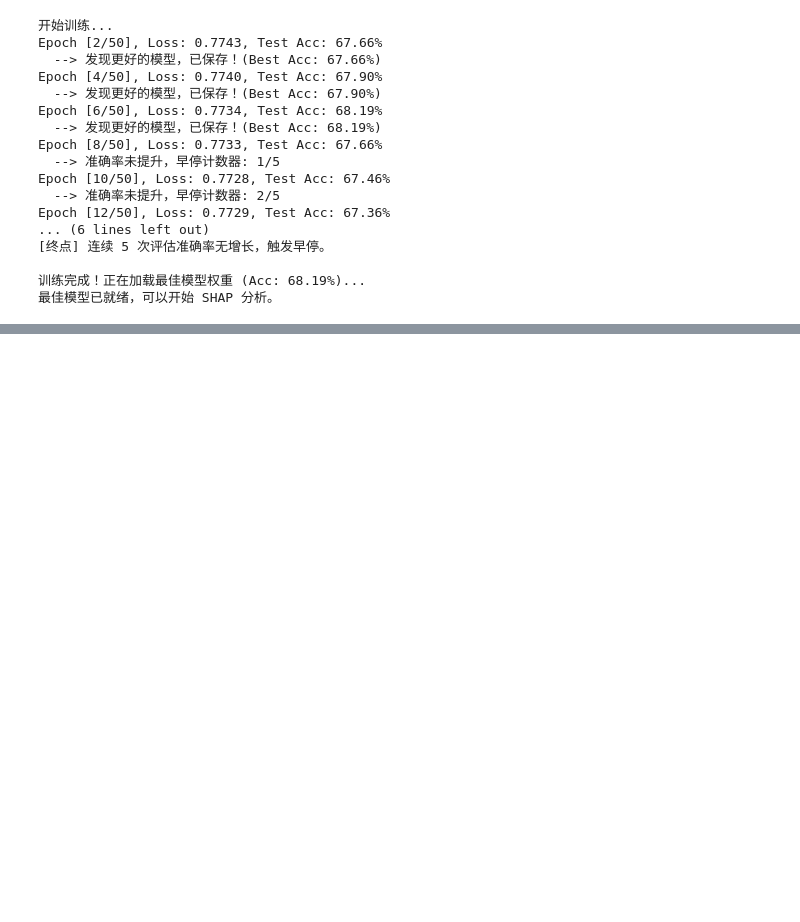
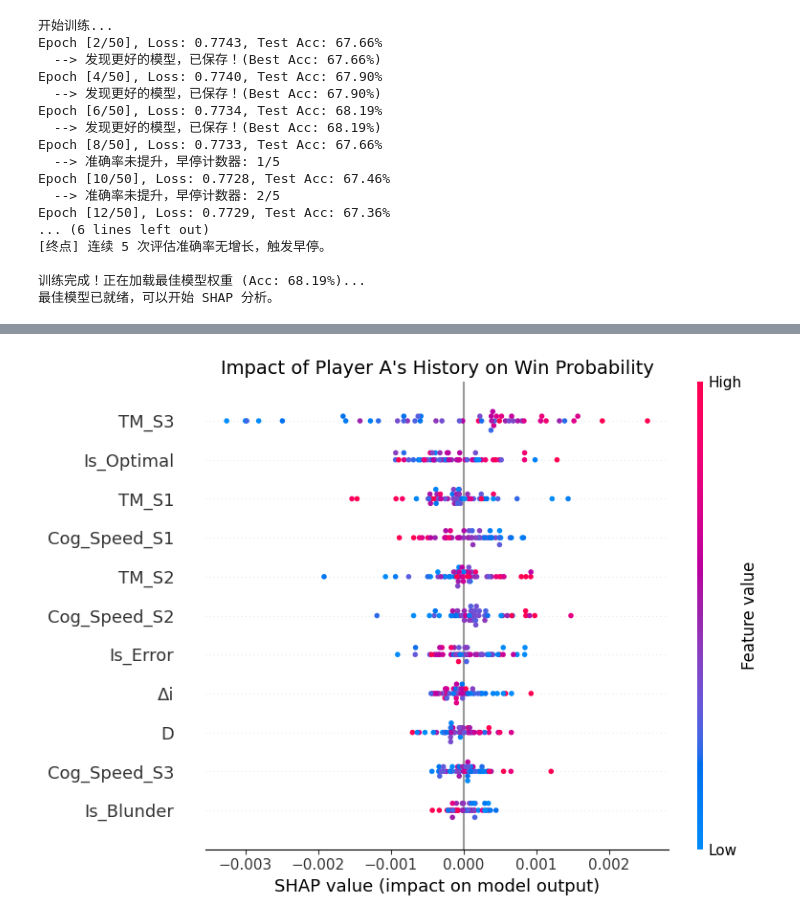
Before and after one commit to zZimablueee/Chess, a Jupyter notebook: complexity/delta_0/graphs/res_pred2.ipynb, the cells around one changed output, grey strips where cells are left out. Cells and saved outputs as stored; diff of their text form; code cells hidden in the pictures; blank space fills up the shorter version.

```diff
--- a/complexity/delta_0/graphs/res_pred2.ipynb
+++ b/complexity/delta_0/graphs/res_pred2.ipynb
@@ -610,55 +762,82 @@ Epoch [12/50], Loss: 0.7729, Test Acc: 67.36%
 # %%
 import shap
 import torch
-import numpy as np
-import matplotlib.pyplot as plt
 
-# 1. 切换到评估模式 (非常重要！否则 Dropout 会导致解释结果乱跳)
 model.eval()
 
-# 2. 定义包装器：SHAP 需要一个单输入的函数
-class ModelWrapper(torch.nn.Module):
-    def __init__(self, model, fixed_seq_b, fixed_stat):
+# 1. 终极打包器 (Flatten Wrapper)
+class FlatWrapper(torch.nn.Module):
+    def __init__(self, model):
         super().__init__()
         self.model = model
-        self.fixed_seq_b = fixed_seq_b
-        self.fixed_stat = fixed_stat
 
     def forward(self, x):
-        # x 是被解释的选手 A 序列
-        return self.model(x, self.fixed_seq_b, self.fixed_stat)
+        batch_size = x.shape[0]
+        # x 的总特征长度是 220(选手A) + 220(选手B) + 1(ELO差) = 441
+        # 在这里进行“解包”，恢复成模型需要的 3D 张量
+        sa = x[:, :220].view(batch_size, 20, 11)
+        sb = x[:, 220:440].view(batch_size, 20, 11)
+        stat = x[:, 440:].view(batch_size, 1)
 
-# 3. 准备背景数据 (从训练集里抽 100 个样本，转到 CPU 跑 SHAP 更稳)
-# 注意：如果显存够，可以留在 GPU；如果报错，请用 .cpu()
-background = tensor_x_a[train_idx[:100]].to(device)
+        out = self.model(sa, sb, stat)
 
-# 4. 选取测试样本进行解释 (解释前 50 个测试对局)
+        # 核心：我们只要 "Win" (类别 2) 的输出，彻底变成单输出模型！
+        return out[:, 2].unsqueeze(1)
+
+wrapper = FlatWrapper(model).to(device)
+
+# 2. 准备“扁平化”数据 (把所有输入串联成一条线)
+n_bg = 100
+bg_a_flat = tensor_x_a[train_idx[:n_bg]].reshape(n_bg, -1).to(device)  # 变成 (100, 220)
+bg_b_flat = tensor_x_b[train_idx[:n_bg]].reshape(n_bg, -1).to(device)
+bg_s_flat = tensor_x_s[train_idx[:n_bg]].to(device)
+bg_merged = torch.cat([bg_a_flat, bg_b_flat, bg_s_flat], dim=1)        # 变成 (100, 441)
+
 n_explain = 50
-test_samples_a = tensor_x_a[test_idx[:n_explain]].to(device)
-fixed_seq_b = tensor_x_b[test_idx[:n_explain]].to(device)
-fixed_stat = tensor_x_s[test_idx[:n_explain]].to(device)
+test_a = tensor_x_a[test_idx[:n_explain]].to(device)
+test_b = tensor_x_b[test_idx[:n_explain]].to(device)
+test_s = tensor_x_s[test_idx[:n_explain]].to(device)
 
-# 创建包装实例
-wrapper = ModelWrapper(model, fixed_seq_b, fixed_stat)
+test_a_flat = test_a.reshape(n_explain, -1)
+test_b_flat = test_b.reshape(n_explain, -1)
+test_s_flat = test_s
+test_merged = torch.cat([test_a_flat, test_b_flat, test_s_flat], dim=1) # 变成 (50, 441)
 
-# 5. 计算 SHAP 值
-# GradientExplainer 适合处理这种序列模型
-explainer = shap.GradientExplainer(wrapper, background)
-shap_values = explainer.shap_values(test_samples_a)
+# 3. 运行解释器 (现在的模型是单输入单输出，SHAP 绝对不会搞错)
+print("正在计算 SHAP 值 (使用扁平化 Wrapper)...")
+explainer = shap.GradientExplainer(wrapper, bg_merged)
+shap_values_flat = explainer.shap_values(test_merged)
 
-# --- 绘图部分 ---
+# 暴力剥离多余的外壳 (处理不同版本 SHAP 的单元素列表)
+if isinstance(shap_values_flat, list) or isinstance(shap_values_flat, tuple):
+    shap_values_flat = shap_values_flat[0]
 
-# 我们看“预测胜利”(Index 2) 的特征贡献
-# shap_values[2] 形状为 (50, 20, 11) -> (样本, 时间, 特征)
-shap_win = shap_values[2]
+# 4. 拆包：仅仅提取属于“选手 A”的那 220 个 SHAP 值，并还原回 (50, 20, 11)
+shap_a_flat = shap_values_flat[:, :220]
+shap_win_a = shap_a_flat.reshape(n_explain, 20, 11)
 
-# 降维处理：计算 20 场历史的平均贡献度，得到 (50, 11)
-shap_2d = shap_win.mean(axis=1)
-# 对应的特征数值也要取平均，用于绘图显示颜色
-samples_2d = test_samples_a.cpu().numpy().mean(axis=1)
+# 降维处理：计算过去 20 场的平均贡献度，得到完美 (50, 11) 矩阵
+shap_2d = shap_win_a.mean(axis=1)
+samples_2d = test_a.cpu().numpy().mean(axis=1)
 
+# === 绘制特征重要性总结图 ===
 plt.figure(figsize=(10, 6))
 shap.summary_plot(shap_2d, samples_2d, feature_names=FEATURE_COLS, show=False)
-plt.title("Overall Feature Importance (Win Prediction)", fontsize=14)
+plt.title("Impact of Player A's History on Win Probability", fontsize=14)
+plt.tight_layout()
 plt.show()
+
+# === 绘制时间趋势图 ===
+temporal_imp = np.abs(shap_win_a).mean(axis=2)
+time_trend = temporal_imp.mean(axis=0)
+
+plt.figure(figsize=(8, 4))
+plt.plot(range(1, 21), time_trend, marker='o', linewidth=2, color='#2c3e50')
+plt.xticks(range(1, 21))
+plt.xlabel("Matches History (1=Oldest, 20=Latest)")
+plt.ylabel("Importance Weight")
+plt.title("Importance Trend: Recent vs Past Performance")
+plt.grid(alpha=0.3)
+plt.tight_layout()
+plt.show()
 # %% [output]
@@ -665,0 +846 @@ RuntimeError: Sizes of tensors must match except in dimension 1. Expected size 1
+[figure, added]
```
Also changed, not shown: parts of 17 cells of this notebook, 3 other files.
